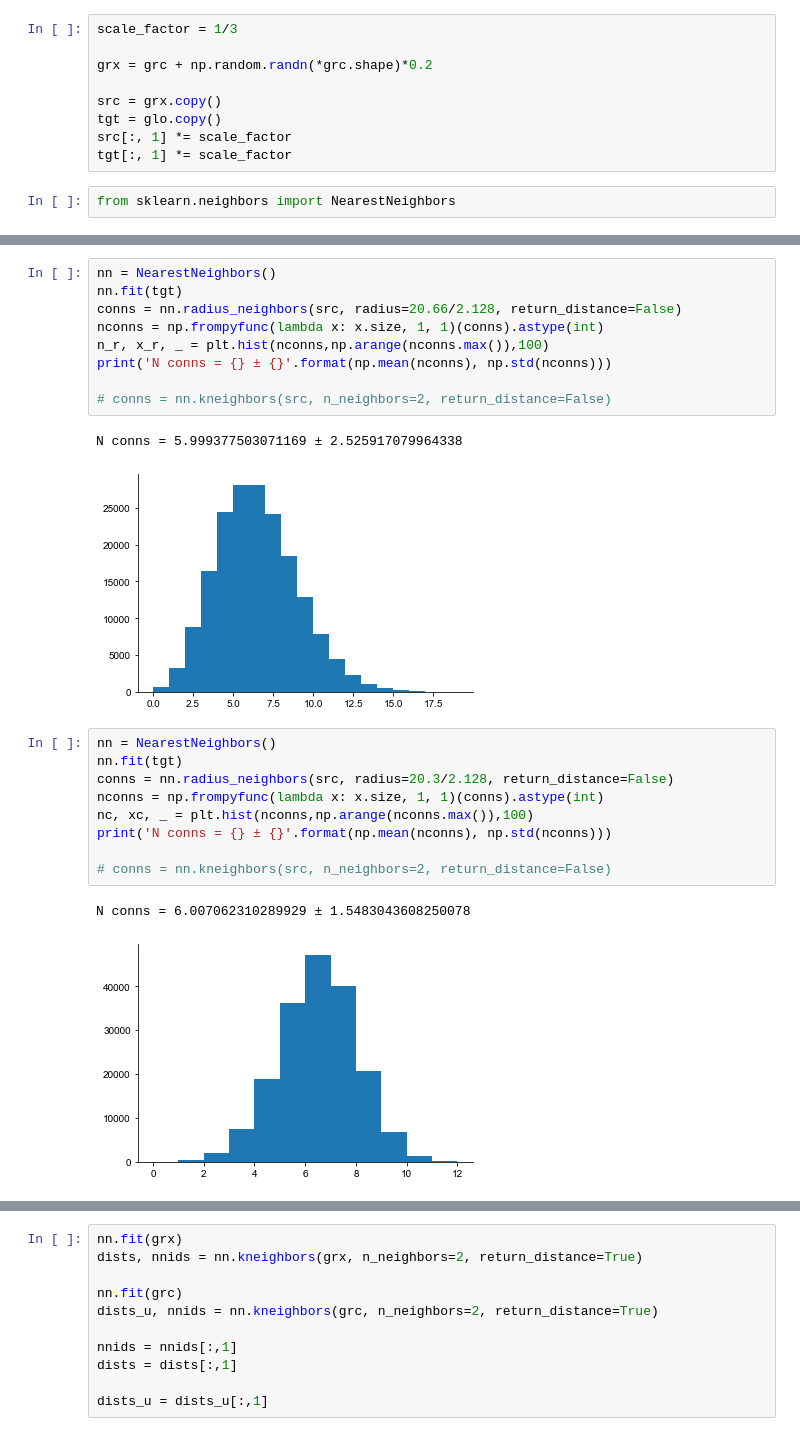
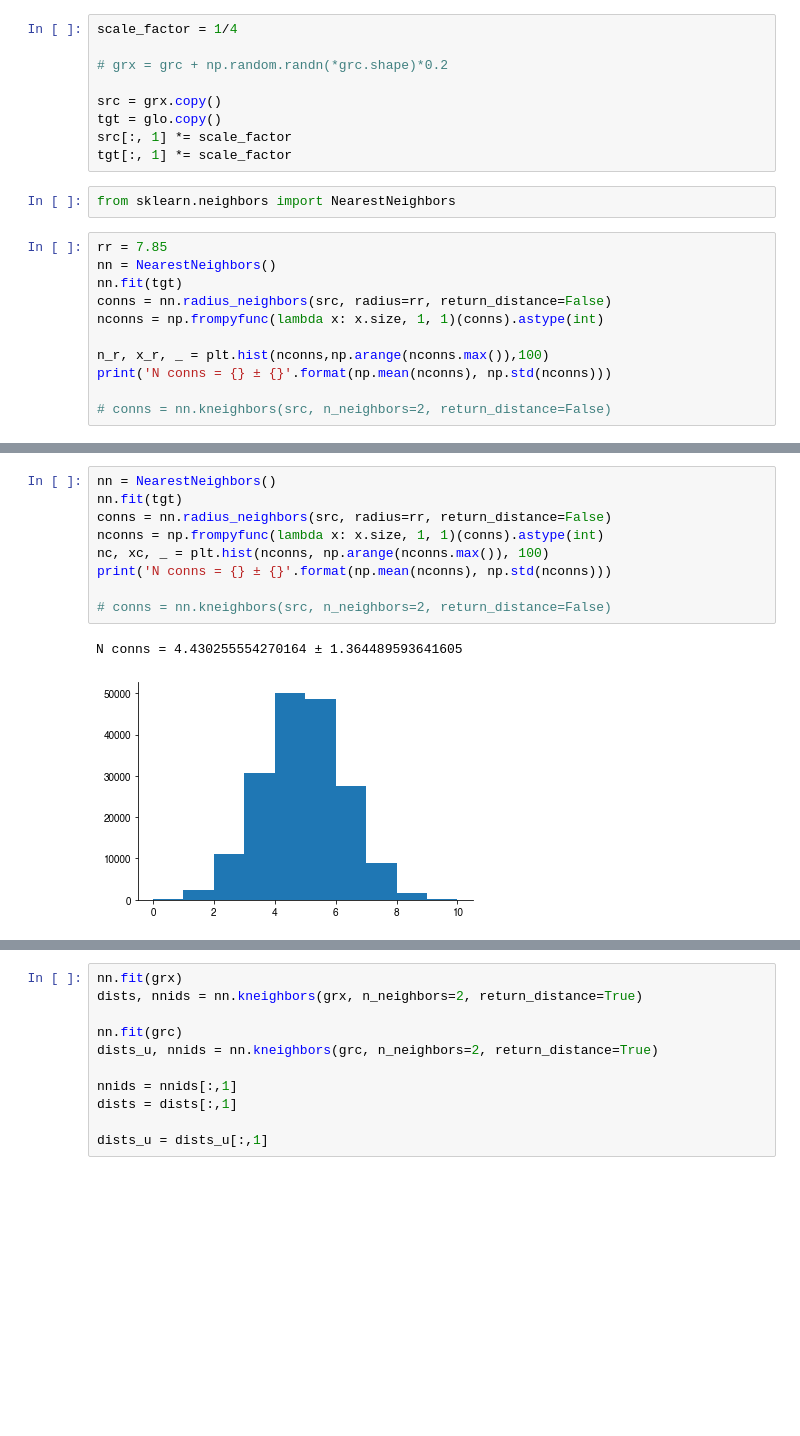
Before and after one commit to CNS-OIST/pycabnn, a Jupyter notebook: docs/fig_GLO_GRC/fig_GLO_GRC.ipynb, the cells around one changed output, grey strips where cells are left out. Saved outputs shown, nothing was run; the diff lists cells and outputs as text; blank space fills up the shorter version.

```diff
--- a/docs/fig_GLO_GRC/fig_GLO_GRC.ipynb
+++ b/docs/fig_GLO_GRC/fig_GLO_GRC.ipynb
@@ -46,7 +58,7 @@ Current range:
 # %%
-scale_factor = 1/3
+scale_factor = 1/4
 
-grx = grc + np.random.randn(*grc.shape)*0.2
+# grx = grc + np.random.randn(*grc.shape)*0.2
 
 src = grx.copy()
 tgt = glo.copy()
@@ -54,3 +66,14 @@ src[:, 1] *= scale_factor
 tgt[:, 1] *= scale_factor
 # %%
 from sklearn.neighbors import NearestNeighbors
+# %%
+rr = 7.85
+nn = NearestNeighbors()
+nn.fit(tgt)
+conns = nn.radius_neighbors(src, radius=rr, return_distance=False)
+nconns = np.frompyfunc(lambda x: x.size, 1, 1)(conns).astype(int)
+
+n_r, x_r, _ = plt.hist(nconns,np.arange(nconns.max()),100)
+print('N conns = {} ± {}'.format(np.mean(nconns), np.std(nconns)))
+
+# conns = nn.kneighbors(src, n_neighbors=2, return_distance=False)
@@ -57,27 +83,15 @@ from sklearn.neighbors import NearestNeighbors
 # %%
 nn = NearestNeighbors()
 nn.fit(tgt)
-conns = nn.radius_neighbors(src, radius=20.66/2.128, return_distance=False)
+conns = nn.radius_neighbors(src, radius=rr, return_distance=False)
 nconns = np.frompyfunc(lambda x: x.size, 1, 1)(conns).astype(int)
-n_r, x_r, _ = plt.hist(nconns,np.arange(nconns.max()),100)
+nc, xc, _ = plt.hist(nconns, np.arange(nconns.max()), 100)
 print('N conns = {} ± {}'.format(np.mean(nconns), np.std(nconns)))
 
 # conns = nn.kneighbors(src, n_neighbors=2, return_distance=False)
 # %% [output]
-N conns = 5.999377503071169 ± 2.525917079964338
+N conns = 4.430255554270164 ± 1.364489593641605
-[figure, old version]
+[figure, new version]
-# %%
-nn = NearestNeighbors()
-nn.fit(tgt)
-conns = nn.radius_neighbors(src, radius=20.3/2.128, return_distance=False)
-nconns = np.frompyfunc(lambda x: x.size, 1, 1)(conns).astype(int)
-nc, xc, _ = plt.hist(nconns,np.arange(nconns.max()),100)
-print('N conns = {} ± {}'.format(np.mean(nconns), np.std(nconns)))
-
-# conns = nn.kneighbors(src, n_neighbors=2, return_distance=False)
-# %% [output]
-N conns = 6.007062310289929 ± 1.5483043608250078
-[figure, removed]
 # %%
 plt.bar(x_r[:-1], n_r, 1, alpha=0.5)
 plt.bar(xc[:-1], nc, 1, alpha=0.5)
```
Also changed, not shown: parts of 10 cells of this notebook, 1 other file.
